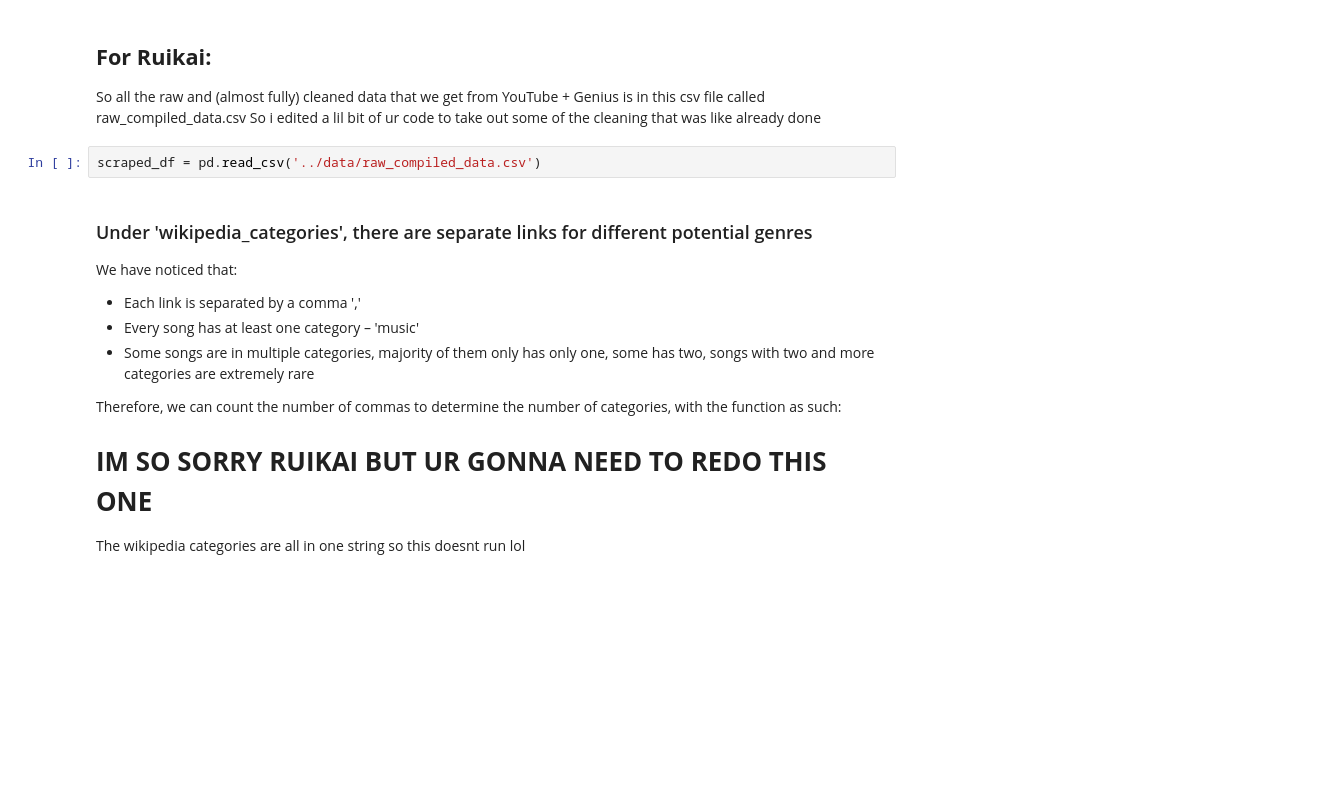
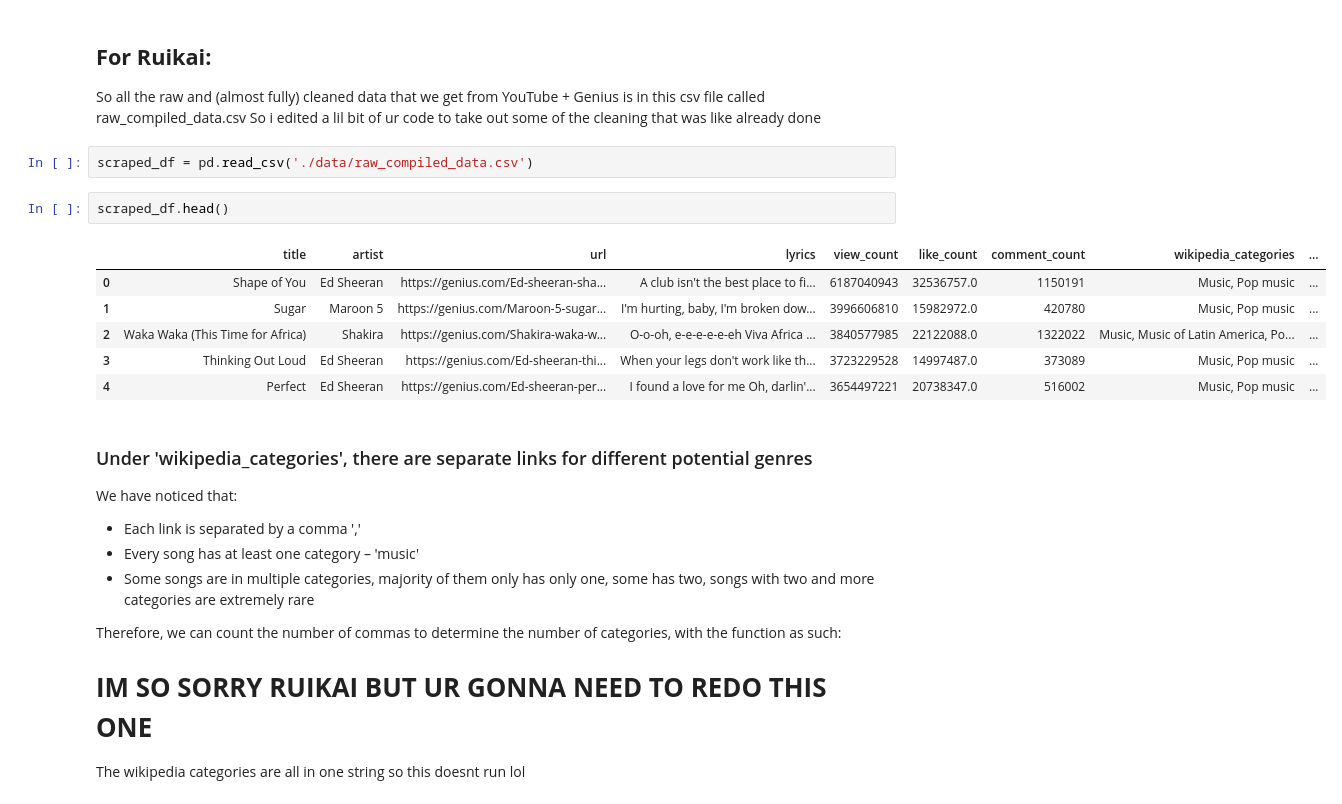
Before and after one commit to lse-ds105/ds105a-project-music-metrics, a Jupyter notebook: notebooks/ruikai_2024_edited_ruijie.ipynb, the cells around one changed output. Drawn from its saved outputs; the diff is of its cells as text; blank space fills up the shorter version.

Commit message:
completed dataframe

```diff
--- a/notebooks/ruikai_2024_edited_ruijie.ipynb
+++ b/notebooks/ruikai_2024_edited_ruijie.ipynb
@@ -65,7 +67,16 @@ with open(credentials_file_path, 'r') as f:
 So all the raw and (almost fully) cleaned data that we get from YouTube + Genius is in this csv file called raw_compiled_data.csv
 So i edited a lil bit of ur code to take out some of the cleaning that was like already done
 # %%
-scraped_df = pd.read_csv('../data/raw_compiled_data.csv')
+scraped_df = pd.read_csv('./data/raw_compiled_data.csv')
+# %%
+scraped_df.head()
+# %% [output]
+|  | title | artist | url | lyrics | view_count | like_count | comment_count | wikipedia_categories | ... |
+| 0 | Shape of You | Ed Sheeran | https://genius.com/Ed-sheeran-sha... | A club isn't the best place to fi... | 6187040943 | 32536757.0 | 1150191 | Music, Pop music | ... |
+| 1 | Sugar | Maroon 5 | https://genius.com/Maroon-5-sugar... | I'm hurting, baby, I'm broken dow... | 3996606810 | 15982972.0 | 420780 | Music, Pop music | ... |
+| 2 | Waka Waka (This Time for Africa) | Shakira | https://genius.com/Shakira-waka-w... | O-o-oh, e-e-e-e-e-eh Viva Africa ... | 3840577985 | 22122088.0 | 1322022 | Music, Music of Latin America, Po... | ... |
+| 3 | Thinking Out Loud | Ed Sheeran | https://genius.com/Ed-sheeran-thi... | When your legs don't work like th... | 3723229528 | 14997487.0 | 373089 | Music, Pop music | ... |
+| 4 | Perfect | Ed Sheeran | https://genius.com/Ed-sheeran-per... | I found a love for me Oh, darlin'... | 3654497221 | 20738347.0 | 516002 | Music, Pop music | ... |
 # %% [markdown]
 ### Under 'wikipedia_categories', there are separate links for different potential genres
 
```
Also changed, not shown: parts of 31 cells of this notebook, 3 other files.
